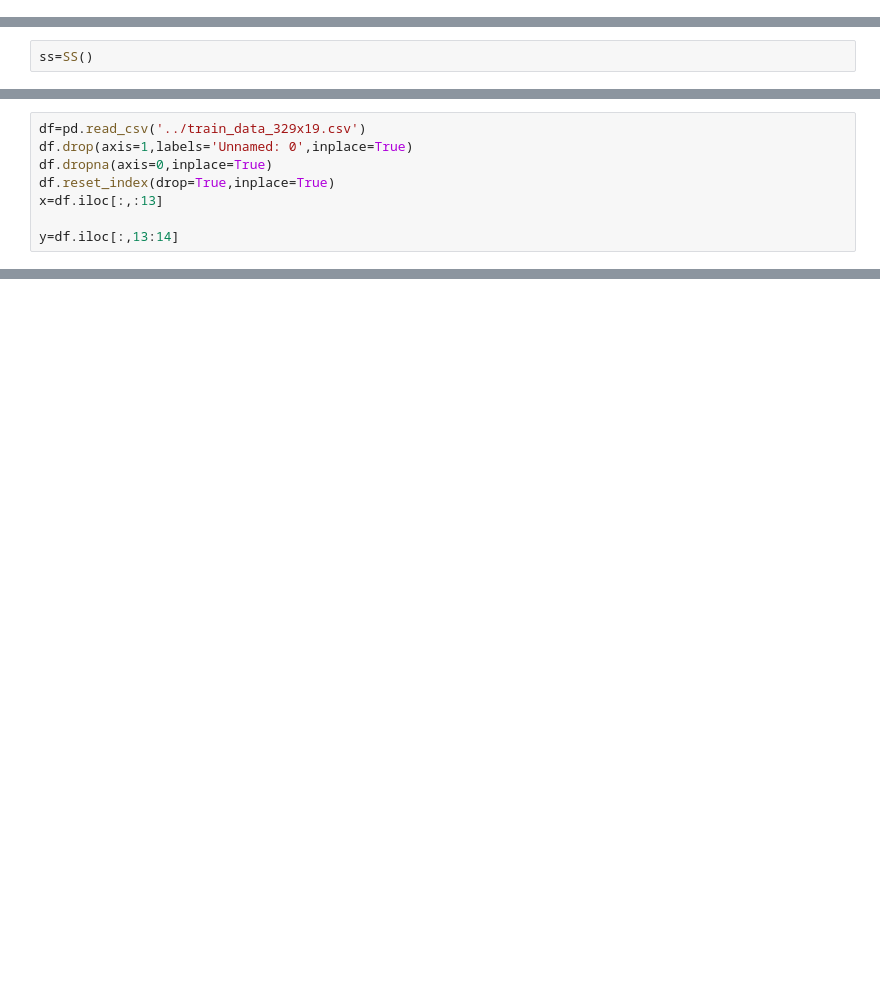
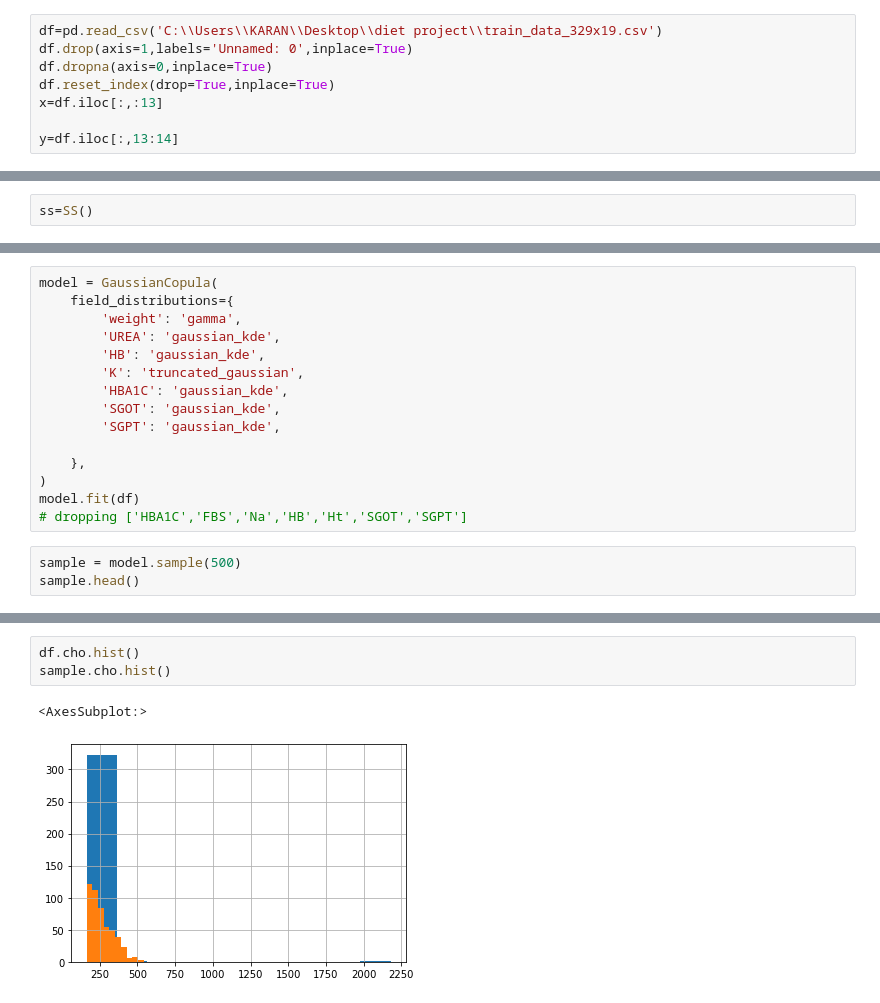
Before and after one commit to karanwxliaa/DietProj, a Jupyter notebook: cal.ipynb, the cells around one changed output, grey strips where cells are left out. Cells and saved outputs as stored; diff of their text form; blank space fills up the shorter version.

Commit message:
synthetic data model

```diff
--- a/cal.ipynb
+++ b/cal.ipynb
@@ -24,3 +24,11 @@ from sklearn.gaussian_process.kernels import DotProduct, WhiteKernel
 from sklearn.feature_selection import RFE
 from sklearn.tree import DecisionTreeRegressor
 from sklearn.svm import SVR
+# %%
+df=pd.read_csv('C:\\Users\\KARAN\\Desktop\\diet project\\train_data_329x19.csv')
+df.drop(axis=1,labels='Unnamed: 0',inplace=True)
+df.dropna(axis=0,inplace=True)
+df.reset_index(drop=True,inplace=True)
+x=df.iloc[:,:13]
+
+y=df.iloc[:,13:14]
@@ -33,8 +56,0 @@ fh.writelines("Calories Metrics File")
-# %%
-df=pd.read_csv('../train_data_329x19.csv')
-df.drop(axis=1,labels='Unnamed: 0',inplace=True)
-df.dropna(axis=0,inplace=True)
-df.reset_index(drop=True,inplace=True)
-x=df.iloc[:,:13]
-
-y=df.iloc[:,13:14]
@@ -238,0 +61,18 @@ metrics.mean_absolute_error(ss.fit_transform(y_test),dtr.predict(ss.fit_transfor
+# %%
+model = GaussianCopula(
+    field_distributions={
+        'weight': 'gamma',
+        'UREA': 'gaussian_kde',
+        'HB': 'gaussian_kde',
+        'K': 'truncated_gaussian',
+        'HBA1C': 'gaussian_kde',
+        'SGOT': 'gaussian_kde',
+        'SGPT': 'gaussian_kde',
+
+    },
+)
+model.fit(df)
+# dropping ['HBA1C','FBS','Na','HB','Ht','SGOT','SGPT']
+# %%
+sample = model.sample(500)
+sample.head()
@@ -238,0 +86,6 @@ metrics.mean_absolute_error(ss.fit_transform(y_test),dtr.predict(ss.fit_transfor
+# %%
+df.cho.hist()
+sample.cho.hist()
+# %% [output]
+<AxesSubplot:>
+[figure, added]
```
Also changed, not shown: parts of 55 cells of this notebook.
